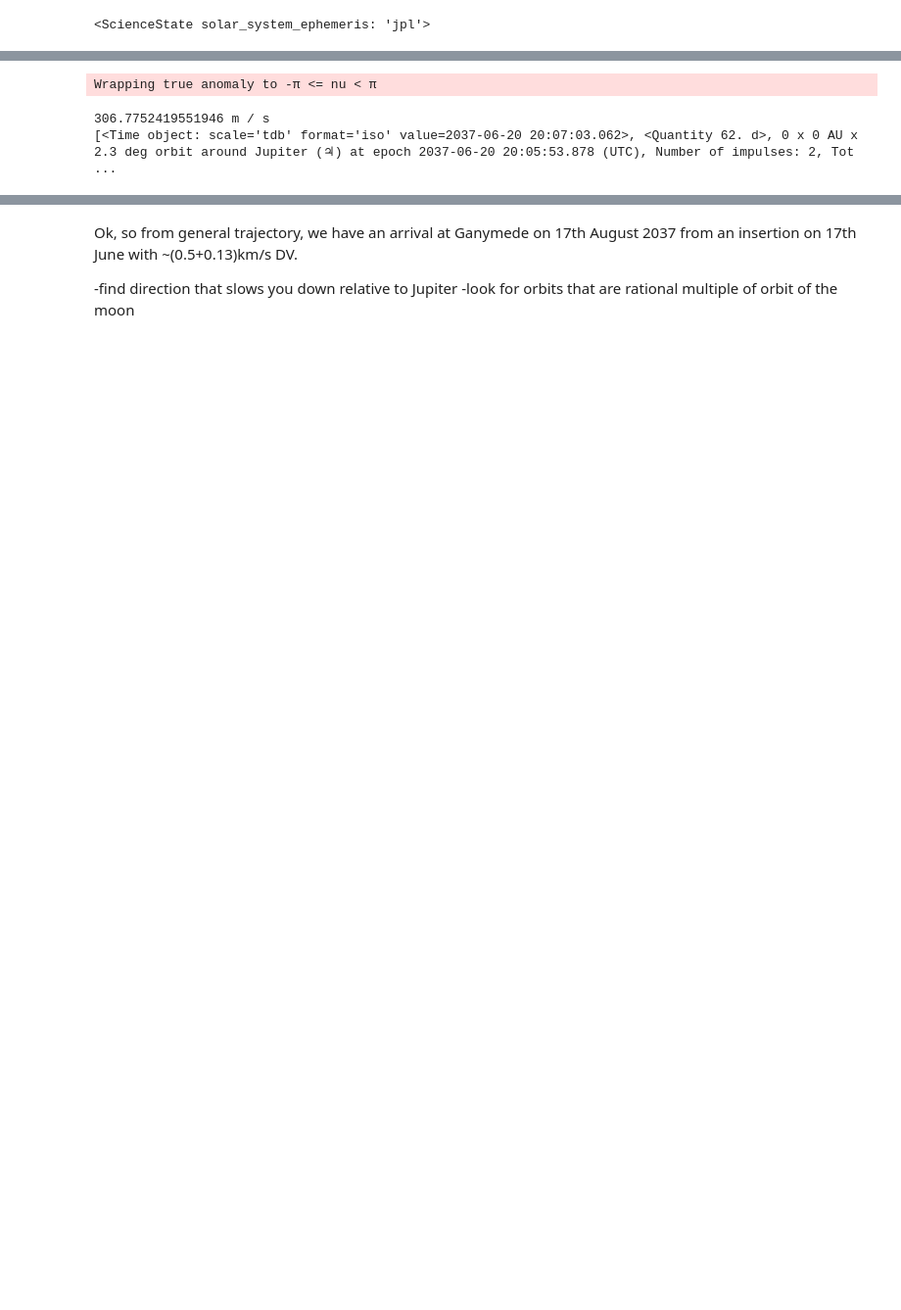
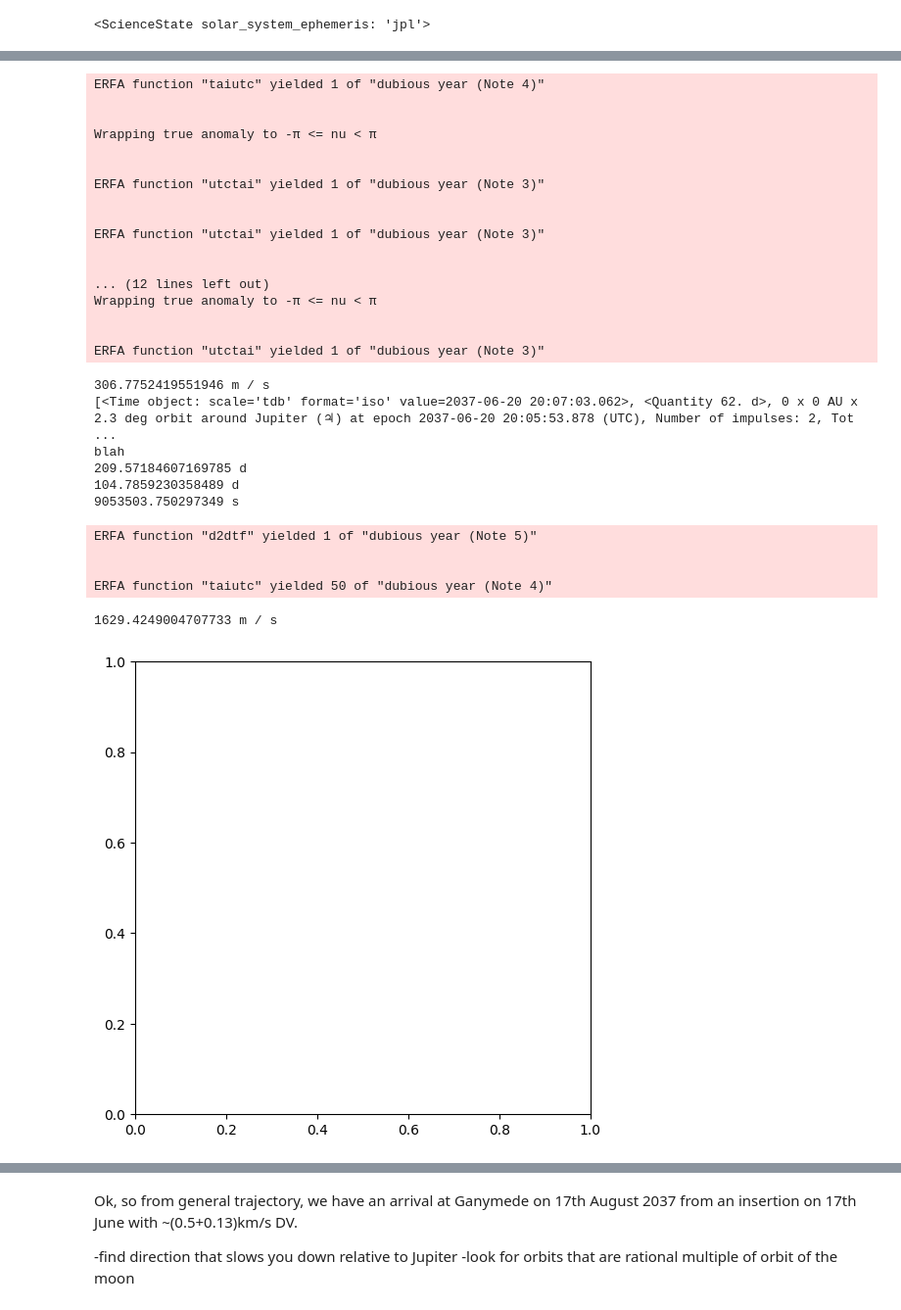
Before and after one commit to jackSN8/Starship_outer_planets_missions, a Jupyter notebook: jovian_moon_grand_tour.ipynb, the cells around one changed output, grey strips where cells are left out. Shown at 98% size. Drawn from its saved outputs; the diff is of its cells as text; code cells hidden in the pictures; blank space fills up the shorter version.

```diff
--- a/jovian_moon_grand_tour.ipynb
+++ b/jovian_moon_grand_tour.ipynb
@@ -39,7 +41,7 @@ solar_system_ephemeris.set("jpl")
 arrival_date_first=time.Time("2037-06-17 00:01", scale="utc").tdb
 arrival_date_second=time.Time("2037-06-21 00:01", scale="utc").tdb
 arrival_dates=time_range(arrival_date_first, end=arrival_date_second, periods=50)
-sim_end_date = time.Time("2037-09-01 00:01", scale="utc").tdb
+sim_end_date = time.Time("2038-09-01 00:01", scale="utc").tdb
 
 simulation_epoch=time_range(start=arrival_date_first,end=sim_end_date,periods=50)
 
@@ -55,6 +57,7 @@ c3 = 550*u.km**2/u.s**2
 r_perijove = Jupiter.R+200000 * u.km
 r_apijove = Jupiter.R+2e7*u.km
 
+placeholder_io_orbit=Orbit.from_ephem(Jupiter,io_ephem,arrival_date_first)
 placeholder_ganymede_orbit=Orbit.from_ephem(Jupiter,ganymede_ephem,arrival_date_first)
 placeholder_callisto_orbit=Orbit.from_ephem(Jupiter,callisto_ephem,arrival_date_first)
 placeholder_europa_orbit=Orbit.from_ephem(Jupiter,europa_ephem,arrival_date_first)
@@ -63,9 +72,10 @@ ERFA function "dtf2d" yielded 1 of "dubious year (Note 6)"
 # %%
-# arrival_date=arrival_date_first
-# plotter=StaticOrbitPlotter(plane=Planes.EARTH_ECLIPTIC)
+arrival_date=arrival_date_first
+plotter=StaticOrbitPlotter(plane=Planes.EARTH_ECLIPTIC)
 
 lowest_dv=1000*u.m/u.s
 character=[]
+
 
 
 #arrival date is date of insertion into jupiter orbit
@@ -73,30 +83,60 @@ for arrival_date in arrival_dates:
     a_exit = (r_perijove+r_apijove)/2
     ecc_exit = (r_perijove-r_apijove)/(r_perijove+r_apijove)
 
 
     arrival_orbit = Orbit.from_classical(
         Jupiter,
         a_exit,
         ecc_exit,
         placeholder_ganymede_orbit.inc,
         placeholder_ganymede_orbit.raan,
         0 * u.deg,
         180 * u.deg,
         time.Time(arrival_date, scale="utc"),
         plane=Planes.EARTH_ECLIPTIC
     )
     for tof in range(55,65)*u.day:
         ganymede_orb= placeholder_ganymede_orbit.propagate(arrival_date+tof)
         lambert=Maneuver.lambert(arrival_orbit,ganymede_orb,M=0)
         dv=np.linalg.norm(lambert[0][1])
         if dv<lowest_dv:
             lowest_dv=dv
             character=[arrival_date,tof,arrival_orbit,lambert]
 print(lowest_dv)
 print(character)
 arrival_date_final=character[0]
 tof_final=character[1]
+print("blah")
+
+dum1,dum2,dum3=get_single_burn_elliptical_hohmann(Jupiter,Ganymede,arrival_orbit,45*u.day,65*u.day)
+print(dum1)
 # %% [output]
+ERFA function "taiutc" yielded 1 of "dubious year (Note 4)"
+
+
 Wrapping true anomaly to -π <= nu < π
+
+
+ERFA function "utctai" yielded 1 of "dubious year (Note 3)"
+
+
+ERFA function "utctai" yielded 1 of "dubious year (Note 3)"
+
+
+... (12 lines left out)
+Wrapping true anomaly to -π <= nu < π
+
+
+ERFA function "utctai" yielded 1 of "dubious year (Note 3)"
 306.7752419551946 m / s
 [<Time object: scale='tdb' format='iso' value=2037-06-20 20:07:03.062>, <Quantity 62. d>, 0 x 0 AU x 2.3 deg orbit around Jupiter (♃) at epoch 2037-06-20 20:05:53.878 (UTC), Number of impulses: 2, Tot ...
+blah
+209.57184607169785 d
+104.7859230358489 d
+9053503.750297349 s
+ERFA function "d2dtf" yielded 1 of "dubious year (Note 5)"
+
+
+ERFA function "taiutc" yielded 50 of "dubious year (Note 4)"
+1629.4249004707733 m / s
+[figure, added]
```
Also changed, not shown: parts of 15 cells of this notebook, 2 other files.
